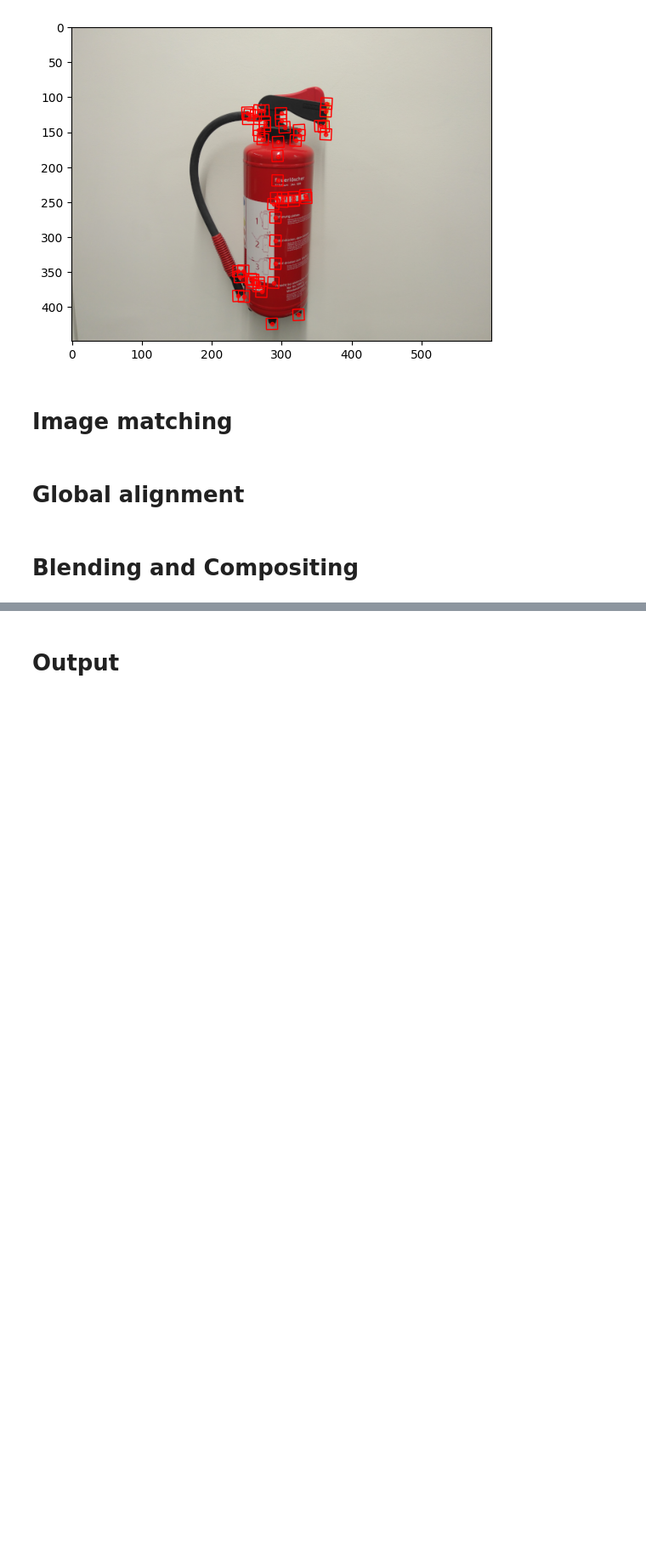
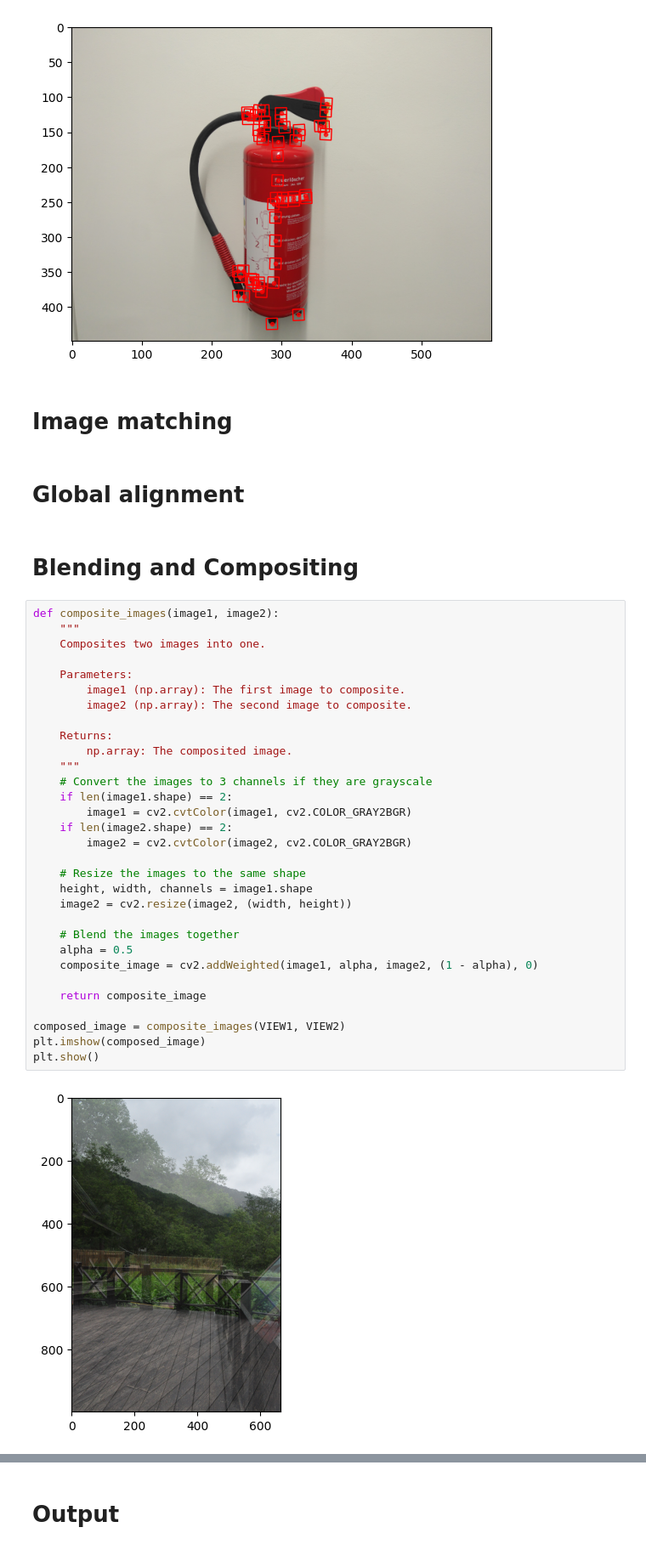
Before and after one commit to Raichuu41/3d-cv-image-stitching, a Jupyter notebook: src/harris_coner_detector.ipynb, the cells around one changed output, grey strips where cells are left out. Shown at 85% size. Saved outputs shown, nothing was run; the diff lists cells and outputs as text; blank space fills up the shorter version.

```diff
--- a/src/harris_coner_detector.ipynb
+++ b/src/harris_coner_detector.ipynb
@@ -129,3 +130,36 @@ for i, target_image in  enumerate([VIEW1, VIEW2]):
 # Global alignment
 # %% [markdown]
 # Blending and Compositing
+# %%
+def composite_images(image1, image2):
+    """
+    Composites two images into one.
+
+    Parameters:
+        image1 (np.array): The first image to composite.
+        image2 (np.array): The second image to composite.
+
+    Returns:
+        np.array: The composited image.
+    """
+    # Convert the images to 3 channels if they are grayscale
+    if len(image1.shape) == 2:
+        image1 = cv2.cvtColor(image1, cv2.COLOR_GRAY2BGR)
+    if len(image2.shape) == 2:
+        image2 = cv2.cvtColor(image2, cv2.COLOR_GRAY2BGR)
+
+    # Resize the images to the same shape
+    height, width, channels = image1.shape
+    image2 = cv2.resize(image2, (width, height))
+
+    # Blend the images together
+    alpha = 0.5
+    composite_image = cv2.addWeighted(image1, alpha, image2, (1 - alpha), 0)
+
+    return composite_image
+
+composed_image = composite_images(VIEW1, VIEW2)
+plt.imshow(composed_image)
+plt.show()
+# %% [output]
+[figure, added]
```
Also changed, not shown: parts of 4 cells of this notebook, 1 other file.
